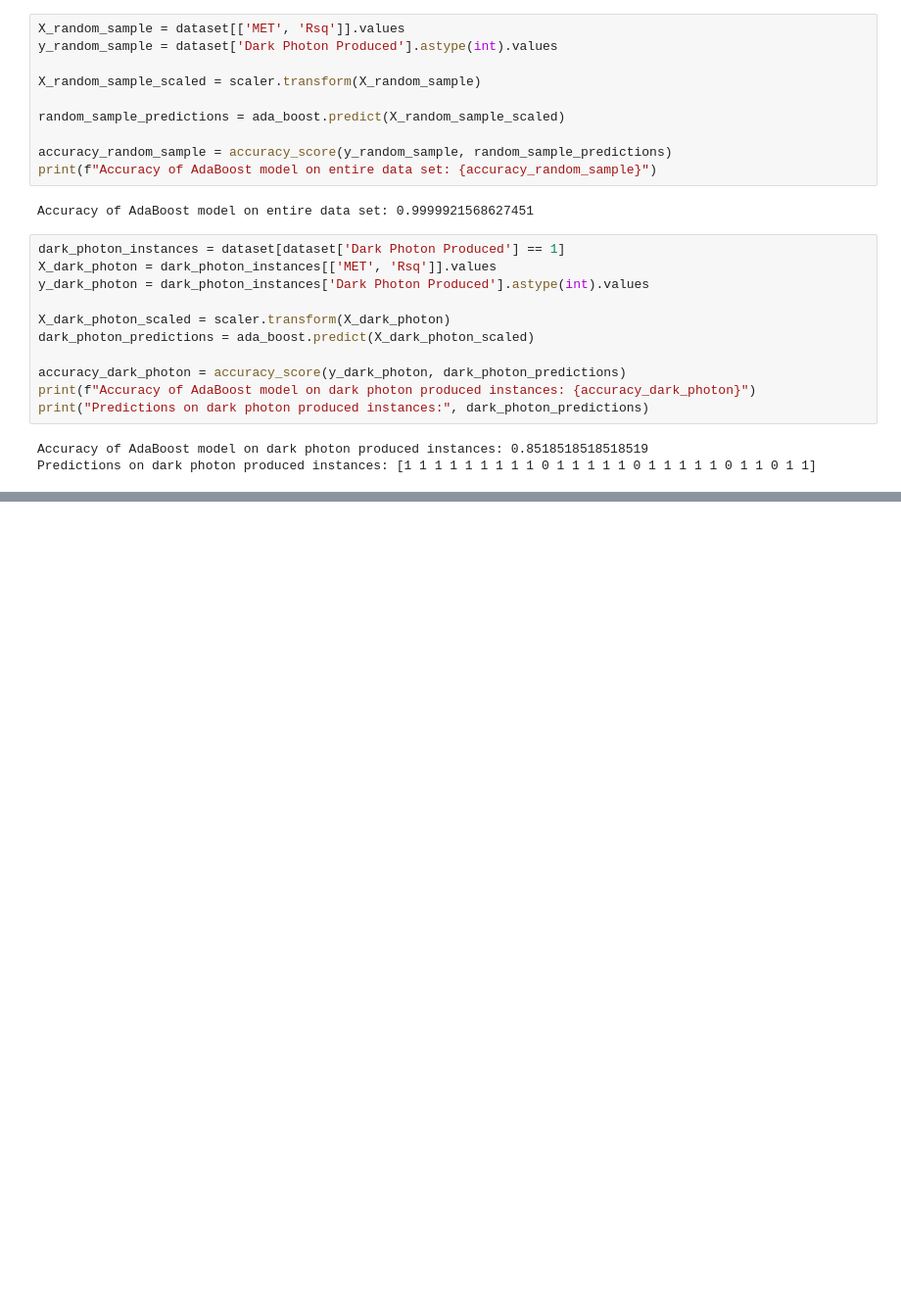
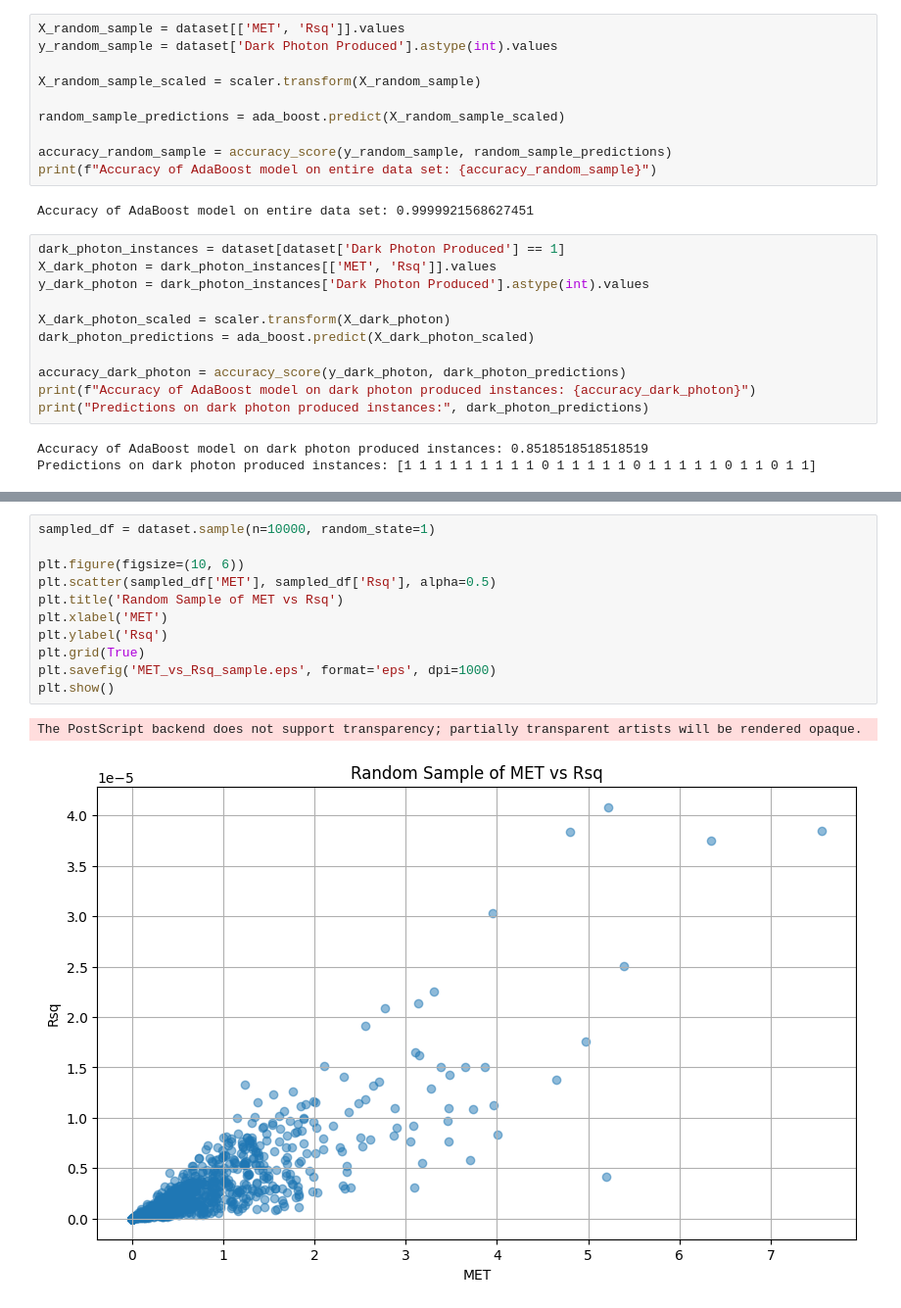
Before and after one commit to rtenacity/dark-matter-genetic, a Jupyter notebook: main.ipynb, the cells around one changed output, grey strips where cells are left out. Shown at 98% size. Cells and saved outputs as stored; diff of their text form; blank space fills up the shorter version.

```diff
--- a/main.ipynb
+++ b/main.ipynb
@@ -144,0 +145,14 @@ Data Point 27:
+# %%
+sampled_df = dataset.sample(n=10000, random_state=1)
+
+plt.figure(figsize=(10, 6))
+plt.scatter(sampled_df['MET'], sampled_df['Rsq'], alpha=0.5)
+plt.title('Random Sample of MET vs Rsq')
+plt.xlabel('MET')
+plt.ylabel('Rsq')
+plt.grid(True)
+plt.savefig('MET_vs_Rsq_sample.eps', format='eps', dpi=1000)
+plt.show()
+# %% [output]
+The PostScript backend does not support transparency; partially transparent artists will be rendered opaque.
+[figure, added]
```
Also changed, not shown: parts of 3 cells of this notebook, 2 other files.
